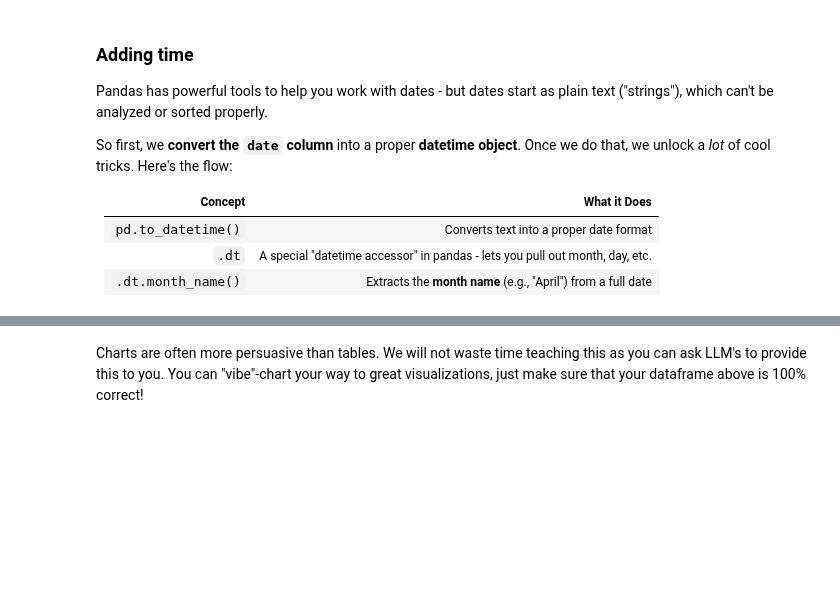
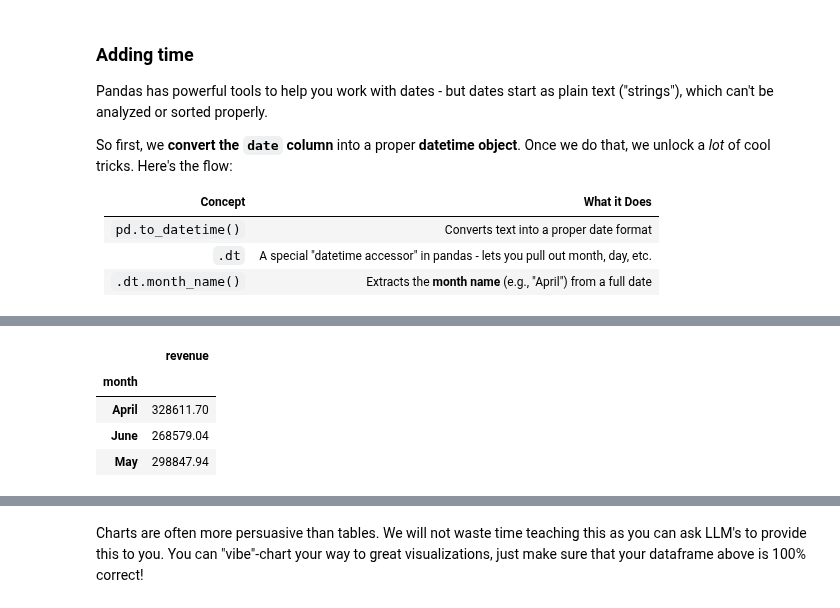
Before and after one commit to ciri/iese-dsfb, a Jupyter notebook: notebooks/210-Amazon-Part-I.ipynb, the cells around one changed output, grey strips where cells are left out. Drawn from its saved outputs; the diff is of its cells as text; code cells hidden in the pictures; blank space fills up the shorter version.

```diff
--- a/notebooks/210-Amazon-Part-I.ipynb
+++ b/notebooks/210-Amazon-Part-I.ipynb
@@ -181,8 +239,15 @@ This method groups the rows according to one or more **grouping variables**. Her
 
 Next, you select the columns to be aggregated, which, here would be just `price`. Finally, you specify the **aggregation function**. Having only the mean, you can do it just by adding `mean()` or by specifying `.agg('mean')`. The method `round()` works as you would expect it to.
 # %%
+df['revenue'] = df['amount_eu'] * df['qty']
 monthly_revenue = df.groupby('month')[['revenue']].sum()
 monthly_revenue
+# %% [output]
+|  | revenue |
+| month |  |
+| April | 328611.70 |
+| June | 268579.04 |
+| May | 298847.94 |
 # %%
 # Let's order the months correctly and plot
 # We will also drop March as its clearly incomplete
```
Also changed, not shown: parts of 21 cells of this notebook, 16 other files.
